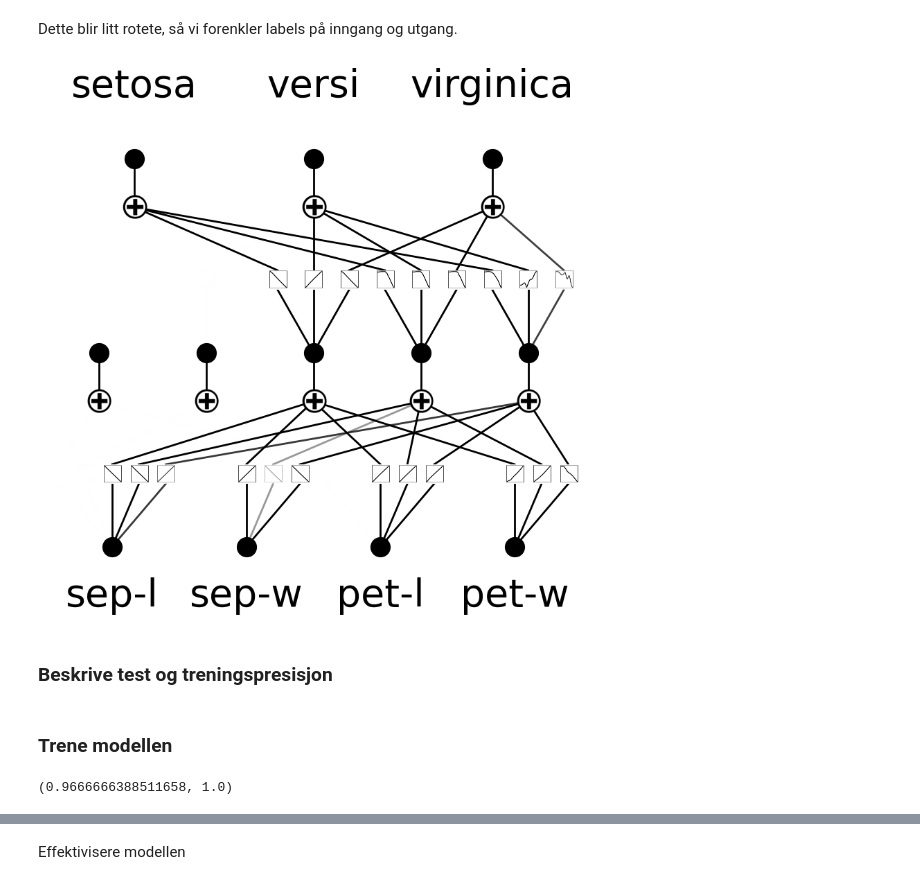
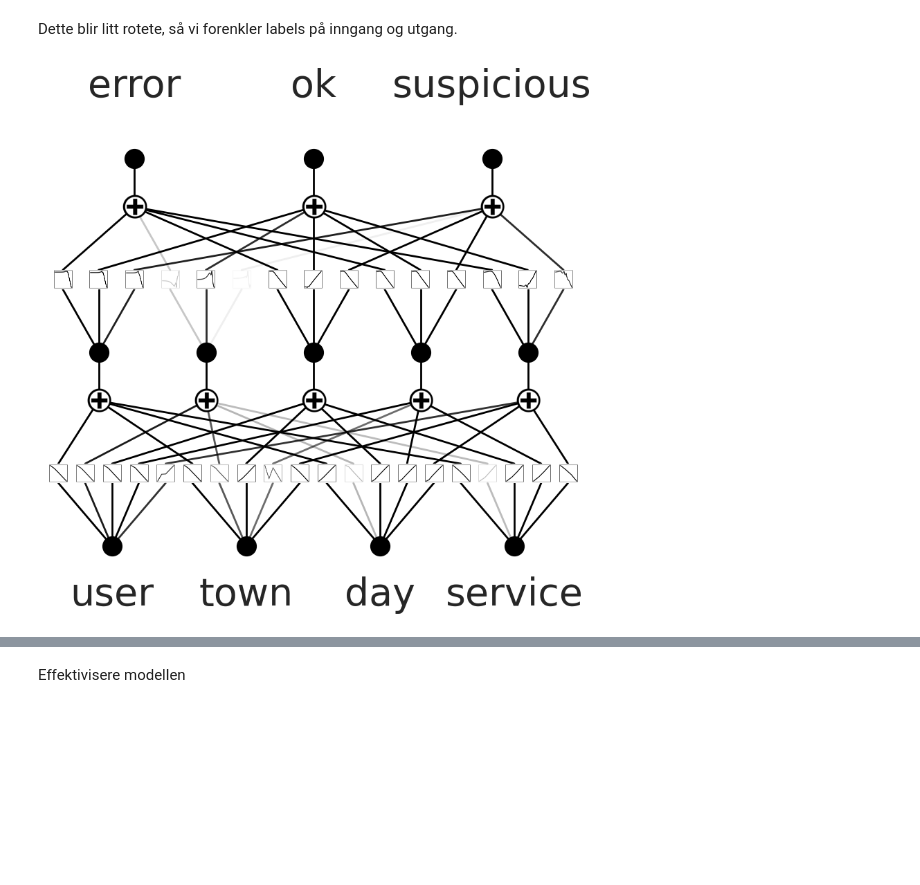
Before and after one commit to baardl/kan-intro, a Jupyter notebook: service-access-detection/TODO-service_request_kan_train.ipynb, the cells around one changed output, grey strips where cells are left out. Drawn from its saved outputs; the diff is of its cells as text; code cells hidden in the pictures; blank space fills up the shorter version.

```diff
--- a/service-access-detection/TODO-service_request_kan_train.ipynb
+++ b/service-access-detection/TODO-service_request_kan_train.ipynb
@@ -8,5 +8,11 @@ Idee hentet fra https://github.com/team-daniel/KAN/blob/master/KAN_classificatio
 import torch
 import matplotlib.pyplot as plt
 import pandas as pd
-df = pd.read_csv('login_data/login_data_ola_oslo_sunday.csv')
+import numpy as np
+from sklearn.model_selection import train_test_split
+from sklearn.preprocessing import LabelEncoder
+from sklearn.ensemble import RandomForestClassifier
+from sklearn.metrics import classification_report, accuracy_score
+
+df = pd.read_csv('service_access_data/Generated_Access_Log_Dataset.csv')
 df.head()
@@ -97,3 +200,11 @@ array([[5.1, 3.5, 1.4, 0.2],
+# %%
+service_requests = {}
+service_requests['data'] = X.to_numpy()
+service_requests['target'] = y.to_numpy()
+service_requests['feature_names'] = feature_names
+service_requests['target_names'] = target_names
+
+service_requests_dataset = {}
 # %% [markdown]
 ***
 # KAN
@@ -293,9 +514,10 @@ image_folder = 'video_img'
 
 model = KAN(width=[4, 5, 3], grid=5, k=3, seed=0)
 
-model(iris_dataset['train_input'])
-in_vars = iris.feature_names
-out_vars = [iris.target_names[0],iris.target_names[1],iris.target_names[2]]
+model(service_request_dataset['train_input'])
+in_vars = feature_names
+kan_target_names = service_requests['target_names']
+out_vars = [kan_target_names[0],kan_target_names[1],kan_target_names[2]]
 model.plot(beta=100, scale=1, in_vars=in_vars, out_vars=out_vars)
 # %% [output]
 checkpoint directory created: ./model
@@ -304,10 +526,8 @@ saving model version 0.0
 # %% [markdown]
 Dette blir litt rotete, så vi forenkler labels på inngang og utgang.
 # %%
-in_vars = ['sep-l', 'sep-w', 'pet-l', 'pet-w']
-out_vars = ['setosa', 'versi', 'virginica']
+in_vars = ['user', 'town', 'day', 'service']
+# out_vars = ['setosa', 'versi', 'virginica']
 model.plot(beta=100, scale=1, in_vars=in_vars, out_vars=out_vars)
 # %% [output]
-[figure, old version]
+[figure, new version]
-# %% [markdown]
-### Beskrive test og treningspresisjon
@@ -320,2 +533,0 @@ def test_acc():
-# %% [markdown]
-### Trene modellen
@@ -332,4 +533,0 @@ else:
-# %%
-results['train_acc'][-1], results['test_acc'][-1]
-# %% [output]
-(0.9666666388511658, 1.0)
```
Also changed, not shown: parts of 33 cells of this notebook, 1 other file.
